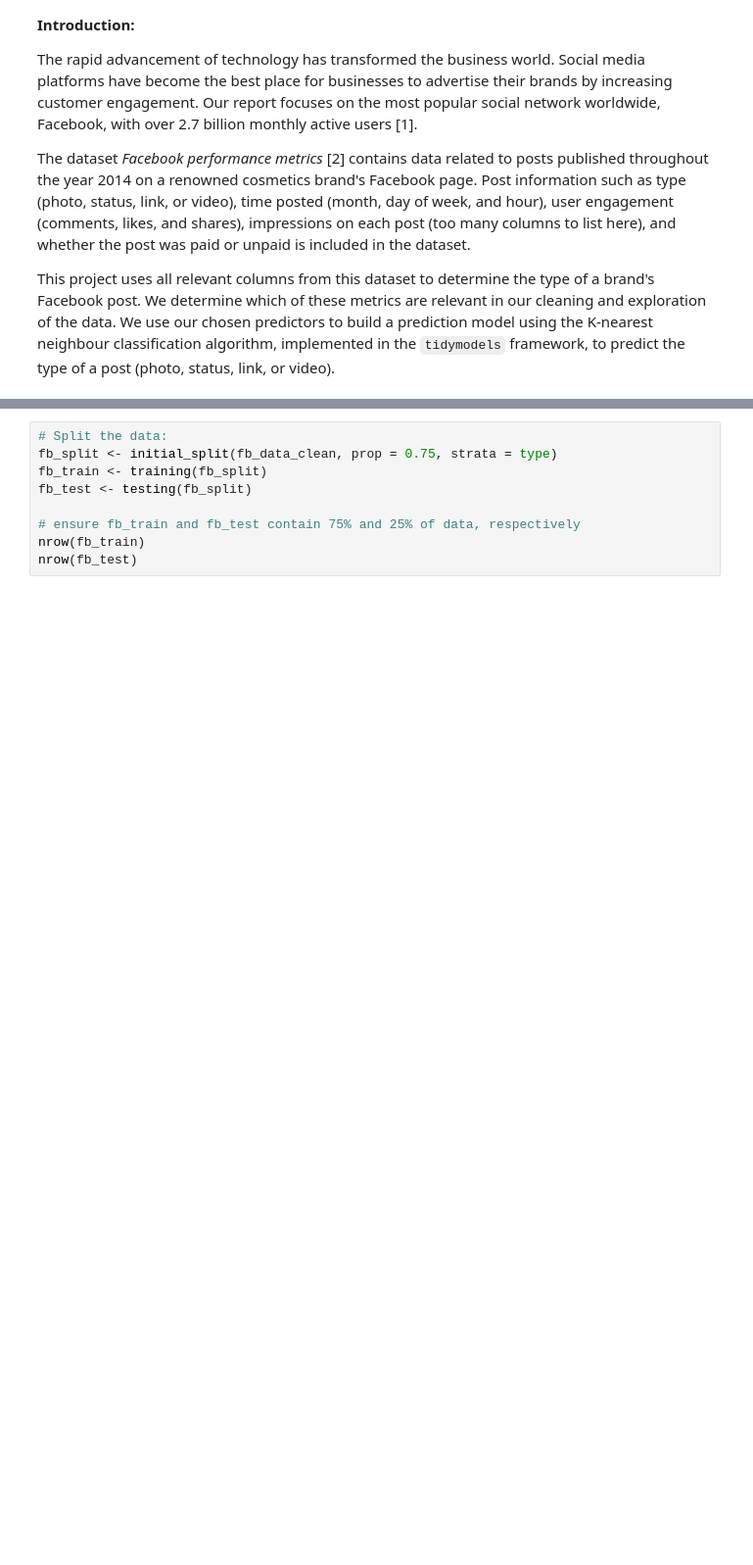
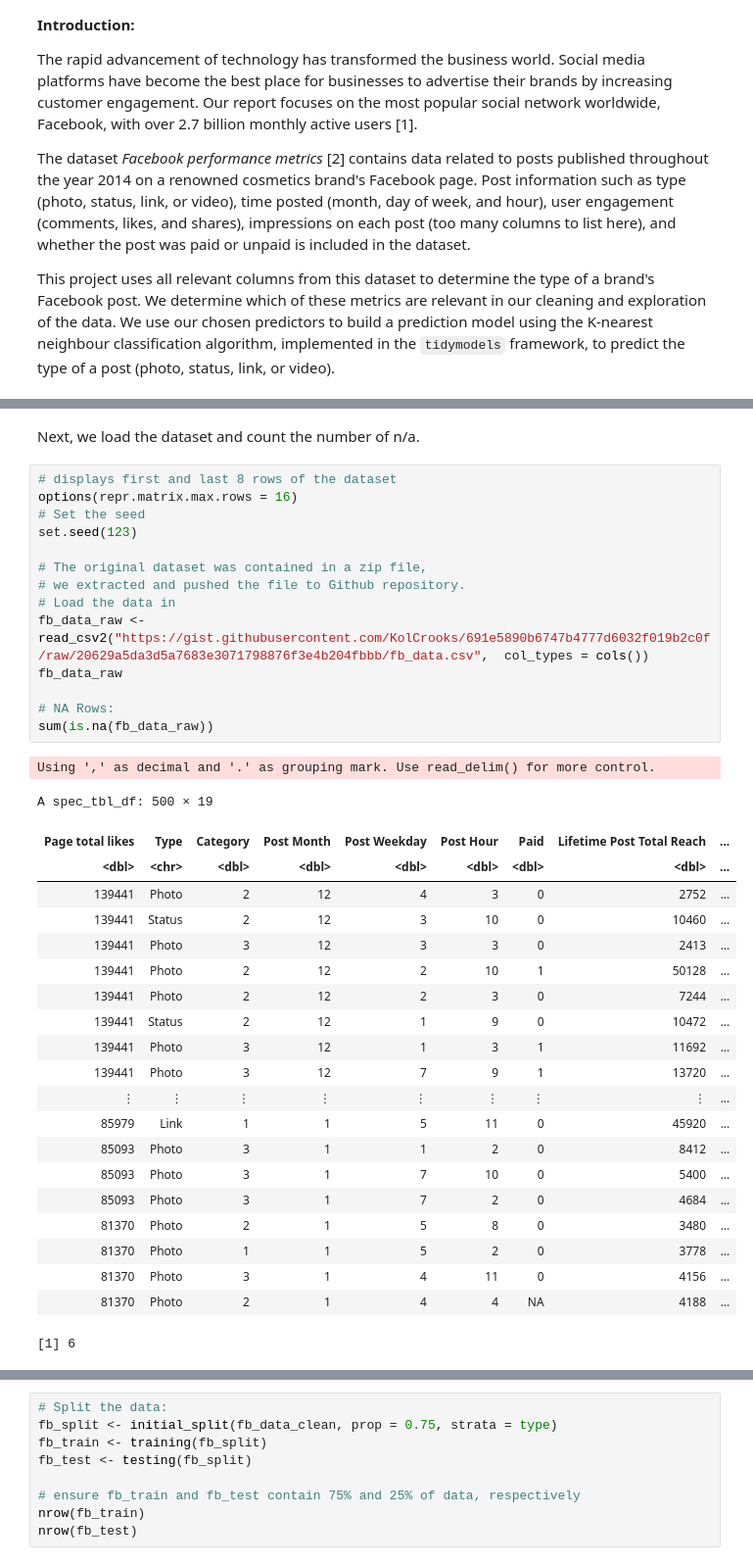
Before and after one commit to lucykvs/DSCI100-Project, a Jupyter notebook: Project.ipynb, the cells around one changed output, grey strips where cells are left out. Shown at 98% size. Cells and saved outputs as stored; diff of their text form; blank space fills up the shorter version.

```diff
--- a/Project.ipynb
+++ b/Project.ipynb
@@ -39,4 +41,43 @@ Warning message:
 Registered S3 method overwritten by 'GGally':
   method from
   +.gg   ggplot2
+# %% [markdown]
+Next, we load the dataset and count the number of n/a.
+# %%
+# displays first and last 8 rows of the dataset
+options(repr.matrix.max.rows = 16)
+# Set the seed
+set.seed(123)
+
+# The original dataset was contained in a zip file,
+# we extracted and pushed the file to Github repository.
+# Load the data in
+fb_data_raw <- read_csv2("https://gist.githubusercontent.com/KolCrooks/691e5890b6747b4777d6032f019b2c0f/raw/20629a5da3d5a7683e3071798876f3e4b204fbbb/fb_data.csv",  col_types = cols())
+fb_data_raw
+
+# NA Rows:
+sum(is.na(fb_data_raw))
+# %% [output]
+Using ',' as decimal and '.' as grouping mark. Use read_delim() for more control.
+A spec_tbl_df: 500 × 19
+| Page total likes | Type | Category | Post Month | Post Weekday | Post Hour | Paid | Lifetime Post Total Reach | ... |
+| <dbl> | <chr> | <dbl> | <dbl> | <dbl> | <dbl> | <dbl> | <dbl> | ... |
+| 139441 | Photo | 2 | 12 | 4 | 3 | 0 | 2752 | ... |
+| 139441 | Status | 2 | 12 | 3 | 10 | 0 | 10460 | ... |
+| 139441 | Photo | 3 | 12 | 3 | 3 | 0 | 2413 | ... |
+| 139441 | Photo | 2 | 12 | 2 | 10 | 1 | 50128 | ... |
+| 139441 | Photo | 2 | 12 | 2 | 3 | 0 | 7244 | ... |
+| 139441 | Status | 2 | 12 | 1 | 9 | 0 | 10472 | ... |
+| 139441 | Photo | 3 | 12 | 1 | 3 | 1 | 11692 | ... |
+| 139441 | Photo | 3 | 12 | 7 | 9 | 1 | 13720 | ... |
+| ⋮ | ⋮ | ⋮ | ⋮ | ⋮ | ⋮ | ⋮ | ⋮ | ... |
+| 85979 | Link | 1 | 1 | 5 | 11 | 0 | 45920 | ... |
+| 85093 | Photo | 3 | 1 | 1 | 2 | 0 | 8412 | ... |
+| 85093 | Photo | 3 | 1 | 7 | 10 | 0 | 5400 | ... |
+| 85093 | Photo | 3 | 1 | 7 | 2 | 0 | 4684 | ... |
+| 81370 | Photo | 2 | 1 | 5 | 8 | 0 | 3480 | ... |
+| 81370 | Photo | 1 | 1 | 5 | 2 | 0 | 3778 | ... |
+| 81370 | Photo | 3 | 1 | 4 | 11 | 0 | 4156 | ... |
+| 81370 | Photo | 2 | 1 | 4 | 4 | NA | 4188 | ... |
+[1] 6
 # %% [markdown]
```
Also changed, not shown: parts of 6 cells of this notebook.
